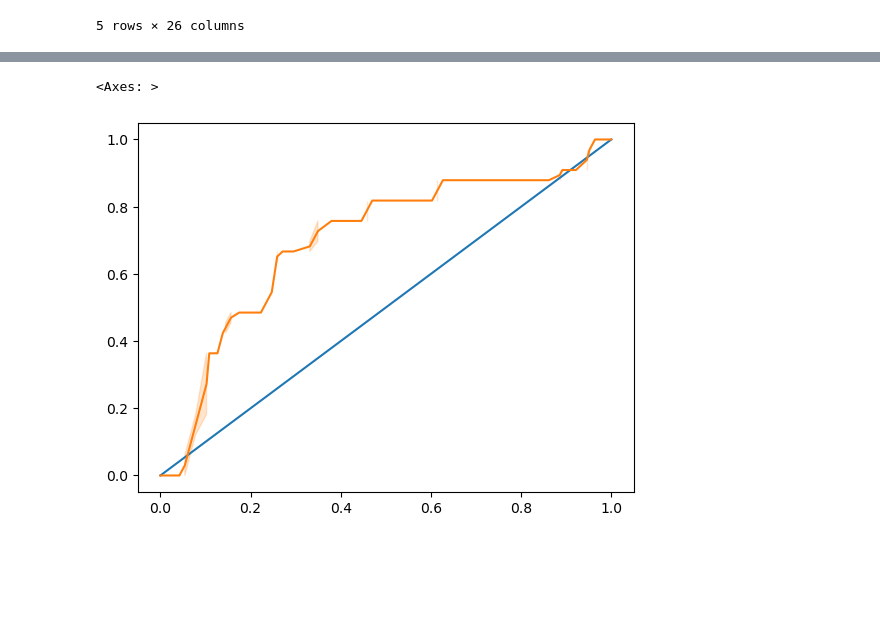
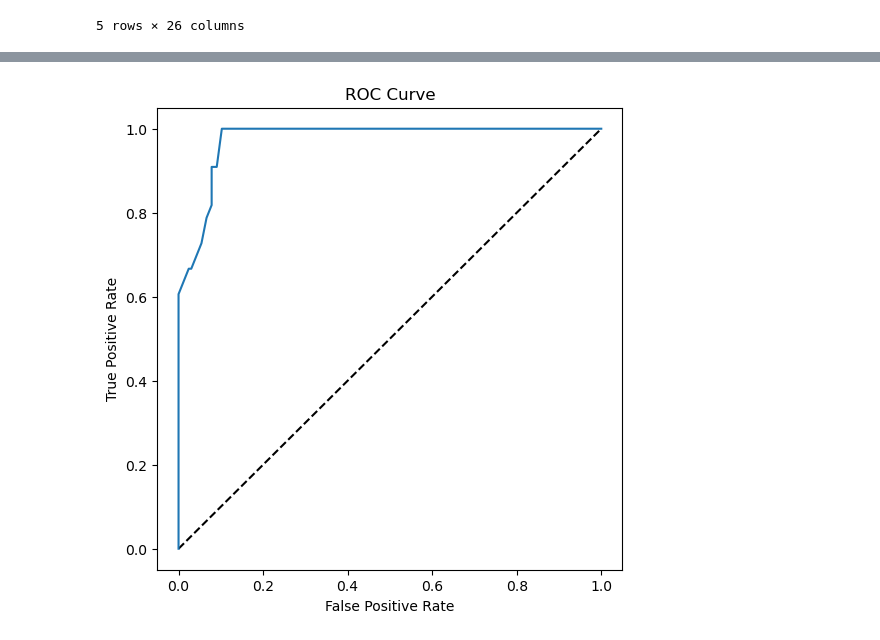
Before and after one commit to mfj4000/ML-For-Beginners, a Jupyter notebook: 2-Regression/4-Logistic/solution/notebook.ipynb, the cells around one changed output, grey strips where cells are left out. Cells and saved outputs as stored; diff of their text form; code cells hidden in the pictures; blank space fills up the shorter version.

```diff
--- a/2-Regression/4-Logistic/solution/notebook.ipynb
+++ b/2-Regression/4-Logistic/solution/notebook.ipynb
@@ -71,0 +76,10 @@ sns.catplot(x="Color", y="Item Size",
+# %%
+from sklearn.compose import ColumnTransformer
+ct = ColumnTransformer(transformers=[
+     ('ord', ordinal_encoder, ordinal_features),
+     ('cat', categorical_encoder, categorical_features)
+     ])
+# Get the encoded features as a pandas DataFrame
+ct.set_output(transform='pandas')
+encoded_features = ct.fit_transform(pumpkins)
+encoded_features.head()
@@ -71,0 +94,7 @@ sns.catplot(x="Color", y="Item Size",
+# %%
+from sklearn.preprocessing import LabelEncoder
+# Encode the 'Color' column using label encoding
+label_encoder = LabelEncoder()
+encoded_label = label_encoder.fit_transform(pumpkins['Color'])
+encoded_pumpkins = encoded_features.assign(Color=encoded_label)
+encoded_pumpkins.head()
@@ -72,11 +160,10 @@ sns.catplot(x="Color", y="Item Size",
 # %%
 from sklearn.model_selection import train_test_split
+# X is the encoded features
+X = encoded_pumpkins[encoded_pumpkins.columns.difference(['Color'])]
+# y is the encoded label
+y = encoded_pumpkins['Color']
 
-Selected_features = ['Origin','Item Size','Variety','City Name','Package']
-
-X = new_pumpkins[Selected_features]
-y = new_pumpkins['Color']
-
-
+# Split the data into training and test sets
 X_train, X_test, y_train, y_test = train_test_split(X, y, test_size=0.2, random_state=0)
 # %%
@@ -116,13 +205,23 @@ array([[162,   4],
 # %%
 from sklearn.metrics import roc_curve, roc_auc_score
+import matplotlib
+import matplotlib.pyplot as plt
+%matplotlib inline
 
 y_scores = model.predict_proba(X_test)
 # calculate ROC curve
 fpr, tpr, thresholds = roc_curve(y_test, y_scores[:,1])
 
-sns.lineplot(x=[0, 1], y=[0, 1])
-sns.lineplot(x=fpr, y=tpr)
+# plot ROC curve
+fig = plt.figure(figsize=(6, 6))
+# Plot the diagonal 50% line
+plt.plot([0, 1], [0, 1], 'k--')
+# Plot the FPR and TPR achieved by our model
+plt.plot(fpr, tpr)
+plt.xlabel('False Positive Rate')
+plt.ylabel('True Positive Rate')
+plt.title('ROC Curve')
+plt.show()
 # %% [output]
-<Axes: >
-[figure, old version]
+[figure, new version]
 # %%
```
Also changed, not shown: parts of 29 cells of this notebook, 1 other file.
